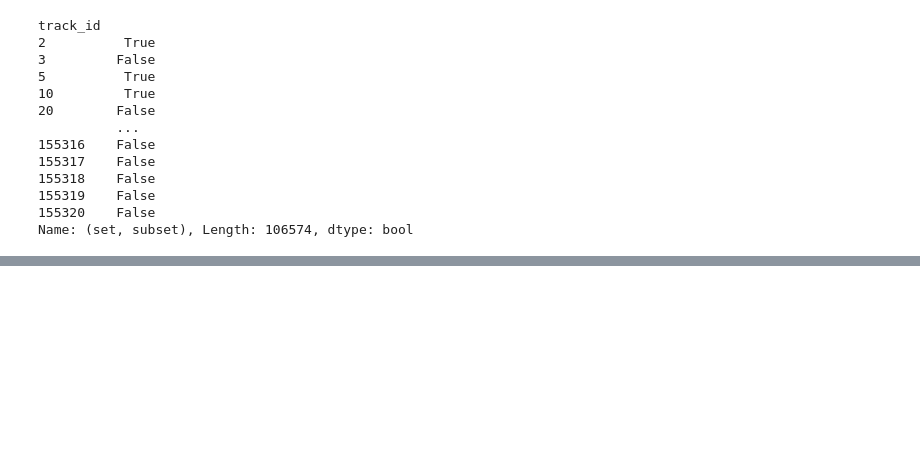
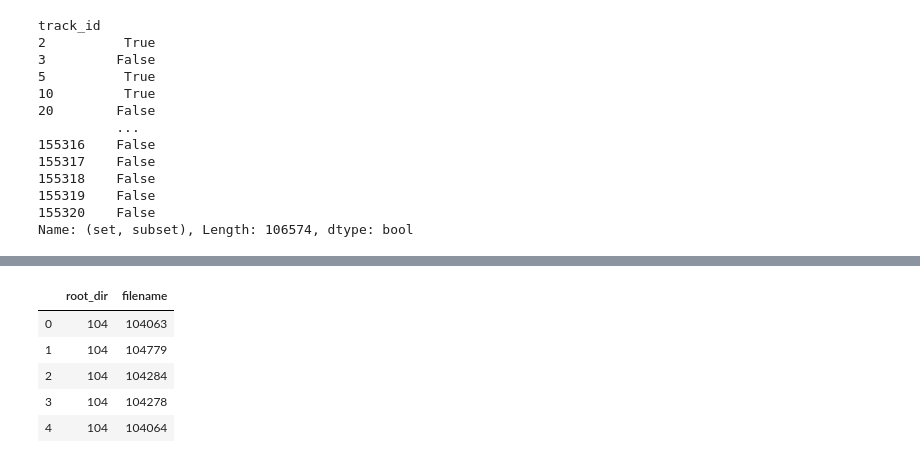
Before and after one commit to ChetanMadan/Music-Genre-Classification, a Jupyter notebook: Genre Classification.ipynb, the cells around one changed output, grey strips where cells are left out. Cells and saved outputs as stored; diff of their text form; code cells hidden in the pictures; blank space fills up the shorter version.

```diff
--- a/Genre Classification.ipynb
+++ b/Genre Classification.ipynb
@@ -144,0 +171,9 @@ y_val = tracks.loc[val & small, ('track', 'genre_top')]
+# %%
+paths.head()
+# %% [output]
+|  | root_dir | filename |
+| 0 | 104 | 104063 |
+| 1 | 104 | 104779 |
+| 2 | 104 | 104284 |
+| 3 | 104 | 104278 |
+| 4 | 104 | 104064 |
```
Also changed, not shown: parts of 25 cells of this notebook, 1 other file.
